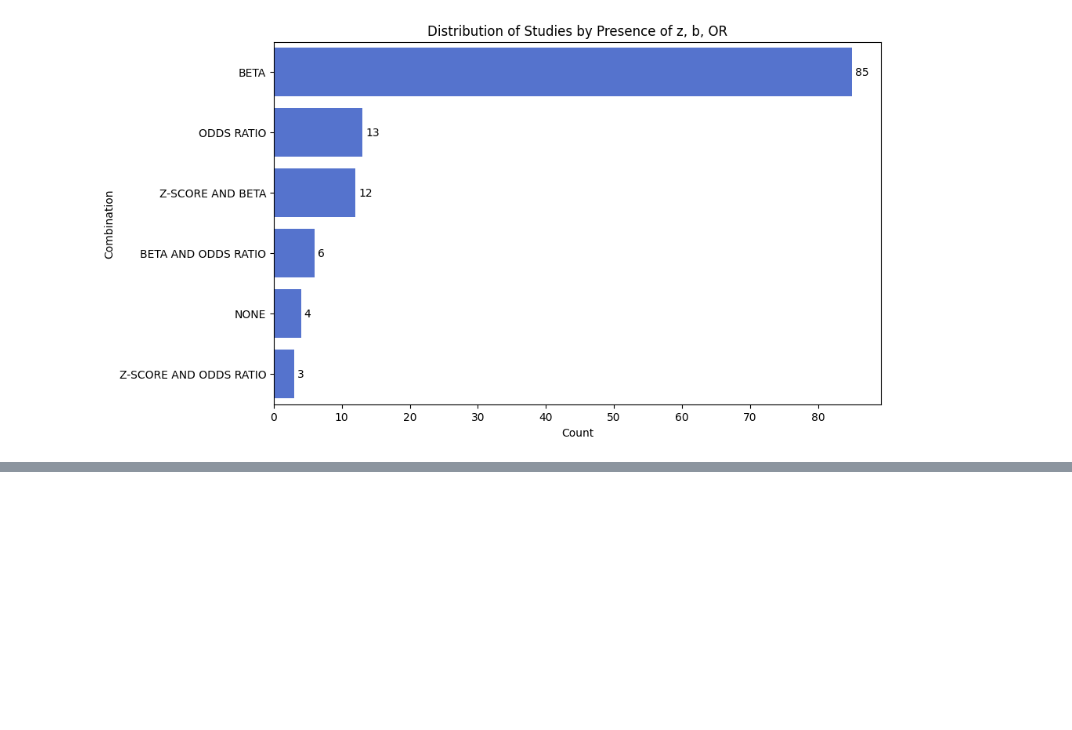
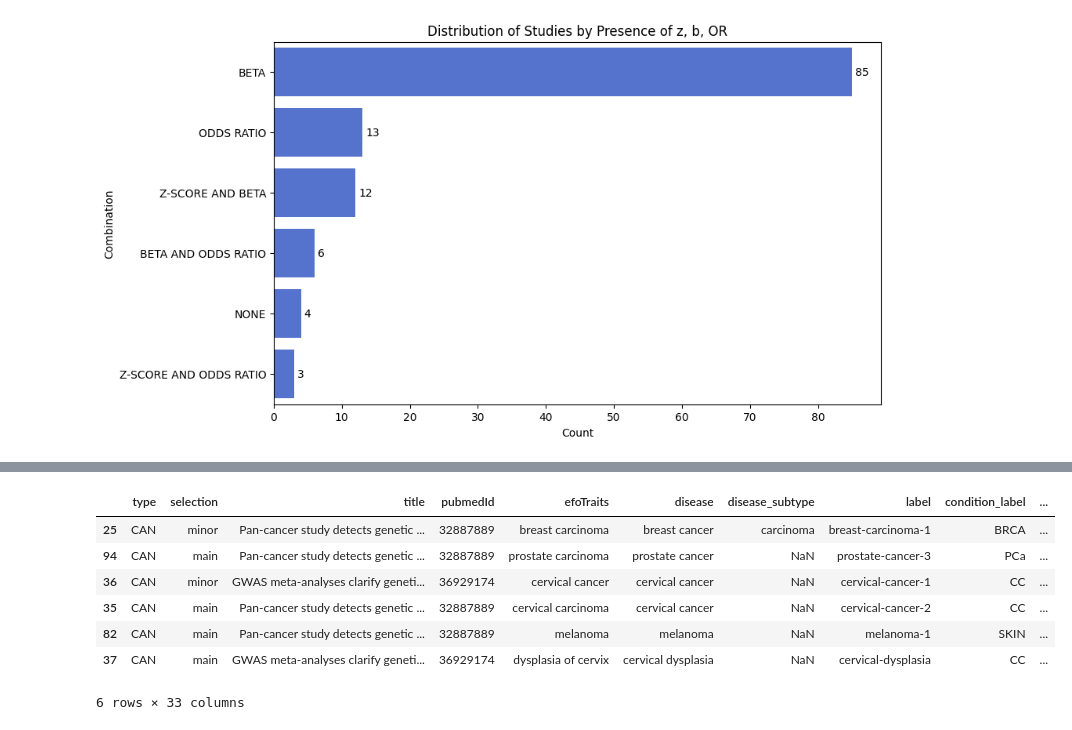
Before and after one commit to MFloresRodero/SOROLLA-gencor, a Jupyter notebook: scripts/pipeline/00_post_selection_EGA_sumstats.ipynb, the cells around one changed output, grey strips where cells are left out. Cells and saved outputs as stored; diff of their text form; code cells hidden in the pictures; blank space fills up the shorter version.

```diff
--- a/scripts/pipeline/00_post_selection_EGA_sumstats.ipynb
+++ b/scripts/pipeline/00_post_selection_EGA_sumstats.ipynb
@@ -347,0 +364,12 @@ Text(0.5, 1.0, 'SE')
+# %%
+missing_se = csv[csv["se"].isna()]
+missing_se
+# %% [output]
+|  | type | selection | title | pubmedId | efoTraits | disease | disease_subtype | label | condition_label | ... |
+| 25 | CAN | minor | Pan-cancer study detects genetic ... | 32887889 | breast carcinoma | breast cancer | carcinoma | breast-carcinoma-1 | BRCA | ... |
+| 94 | CAN | main | Pan-cancer study detects genetic ... | 32887889 | prostate carcinoma | prostate cancer | NaN | prostate-cancer-3 | PCa | ... |
+| 36 | CAN | minor | GWAS meta-analyses clarify geneti... | 36929174 | cervical cancer | cervical cancer | NaN | cervical-cancer-1 | CC | ... |
+| 35 | CAN | main | Pan-cancer study detects genetic ... | 32887889 | cervical carcinoma | cervical cancer | NaN | cervical-cancer-2 | CC | ... |
+| 82 | CAN | main | Pan-cancer study detects genetic ... | 32887889 | melanoma | melanoma | NaN | melanoma-1 | SKIN | ... |
+| 37 | CAN | main | GWAS meta-analyses clarify geneti... | 36929174 | dysplasia of cervix | cervical dysplasia | NaN | cervical-dysplasia | CC | ... |
+6 rows × 33 columns
```
Also changed, not shown: parts of 14 cells of this notebook, 6 other files.
